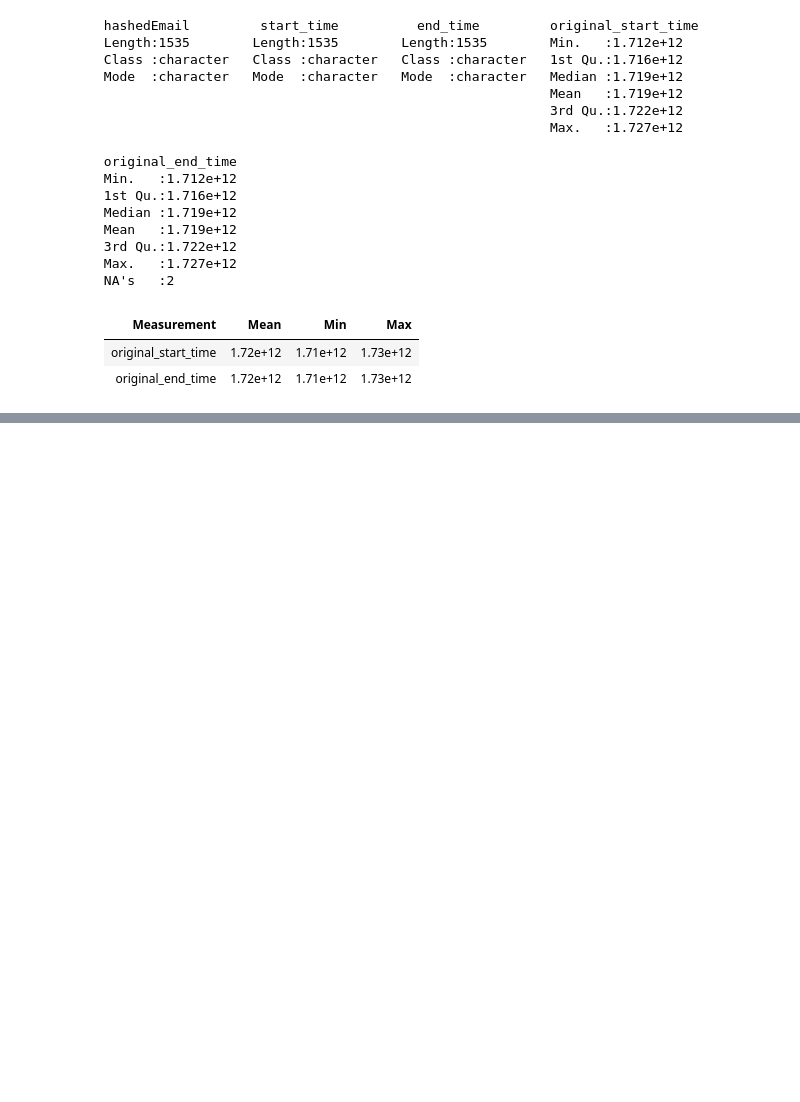
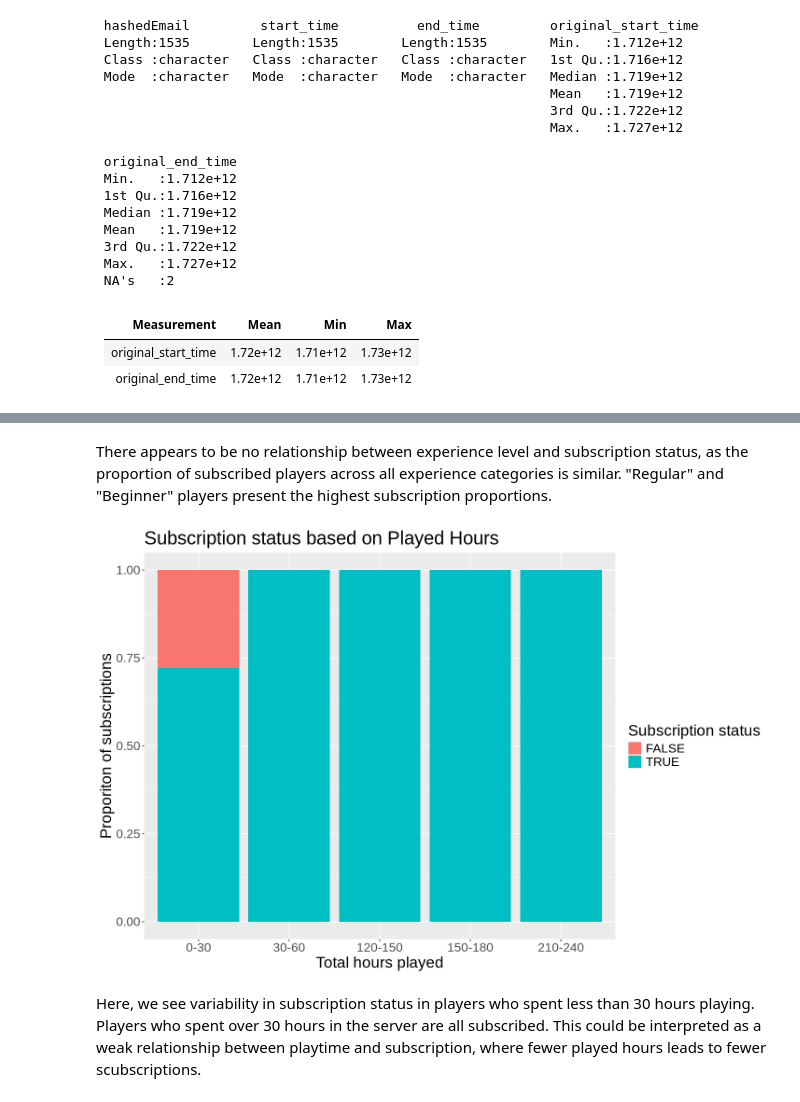
Before and after one commit to nkatanchik/dsci_project_planning, a Jupyter notebook: project_planning.ipynb, the cells around one changed output, grey strips where cells are left out. Saved outputs shown, nothing was run; the diff lists cells and outputs as text; code cells hidden in the pictures; blank space fills up the shorter version.

```diff
--- a/project_planning.ipynb
+++ b/project_planning.ipynb
@@ -147,0 +183,23 @@ We will begin by selecting for the columns we are interested in, then filtering.
+# %% [markdown]
+There appears to be no relationship between experience level and subscription status, as the proportion of subscribed players across all experience categories is similar. "Regular" and "Beginner" players present the highest subscription proportions.
+# %%
+players_hours_grouped <- players_selected |>
+            mutate(hours_grouped =
+            cut(players_selected$played_hours,
+            breaks = seq(0, 240, by = 30),
+            labels = c("0-30", "30-60", "60-90", "90-120", "120-150", "150-180", "180-210", "210-240"),
+            include.lowest = TRUE,
+            right = TRUE)) |>
+            select(hours_grouped, subscribe)
+
+players_plot_hrs <- players_hours_grouped |>
+        ggplot(aes(x = hours_grouped, fill = subscribe)) +
+        geom_bar(position = "fill") +
+        labs(x = "Total hours played", y = "Proporiton of subscriptions", fill = "Subscription status") +
+        ggtitle("Subscription status based on Played Hours") +
+        theme(text = element_text(size = 20))
+players_plot_hrs
+# %% [output]
+[figure, added]
+# %% [markdown]
+Here, we see variability in subscription status in players who spent less than 30 hours playing. Players who spent over 30 hours in the server are all subscribed. This could be interpreted as a weak relationship between playtime and subscription, where fewer played hours leads to fewer scubscriptions.
```
Also changed, not shown: parts of 9 cells of this notebook.
